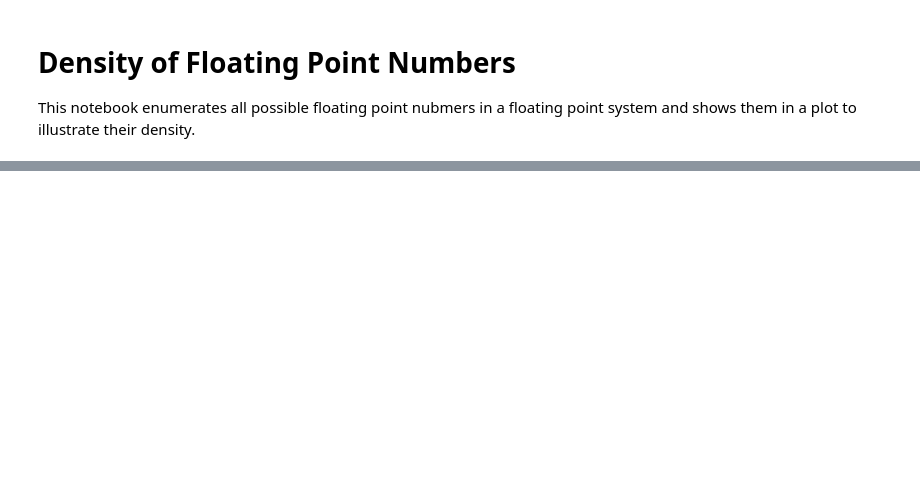
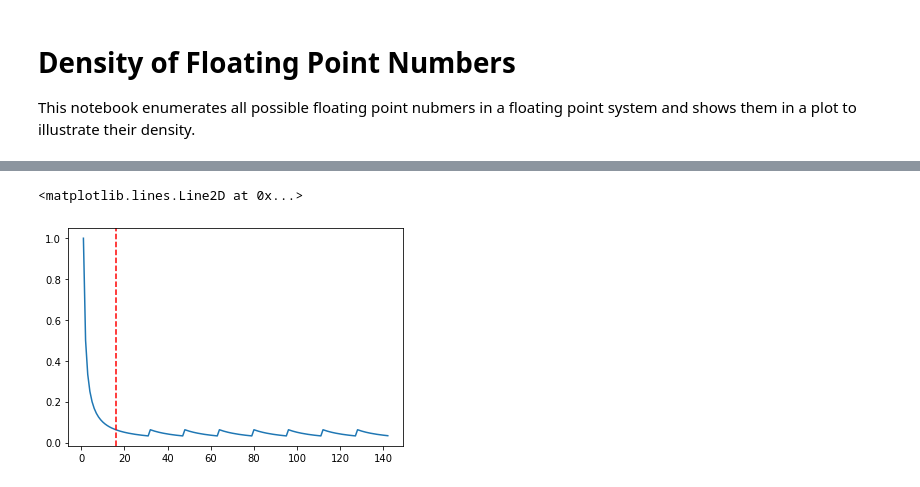
Before and after one commit to inducer/numerics-notes, a Jupyter notebook: demos/error_and_fp/Density of Floating Point Numbers.ipynb, the cells around one changed output, grey strips where cells are left out. Cells and saved outputs as stored; diff of their text form; code cells hidden in the pictures; blank space fills up the shorter version.

```diff
--- a/demos/error_and_fp/Density of Floating Point Numbers.ipynb
+++ b/demos/error_and_fp/Density of Floating Point Numbers.ipynb
@@ -46,0 +74,8 @@ pt.plot(fp_numbers, np.ones_like(fp_numbers), "+")
+# %%
+fnws = np.concatenate([subnormals, fp_numbers])
+
+pt.plot(np.abs(fnws[1:]-fnws[:-1])/np.abs(fnws[:-1]))
+pt.axvline(x=len(subnormals), color='r', linestyle='--')
+# %% [output]
+<matplotlib.lines.Line2D at 0x...>
+[figure, added]
```
Also changed, not shown: parts of 5 cells of this notebook, 1 other file.
